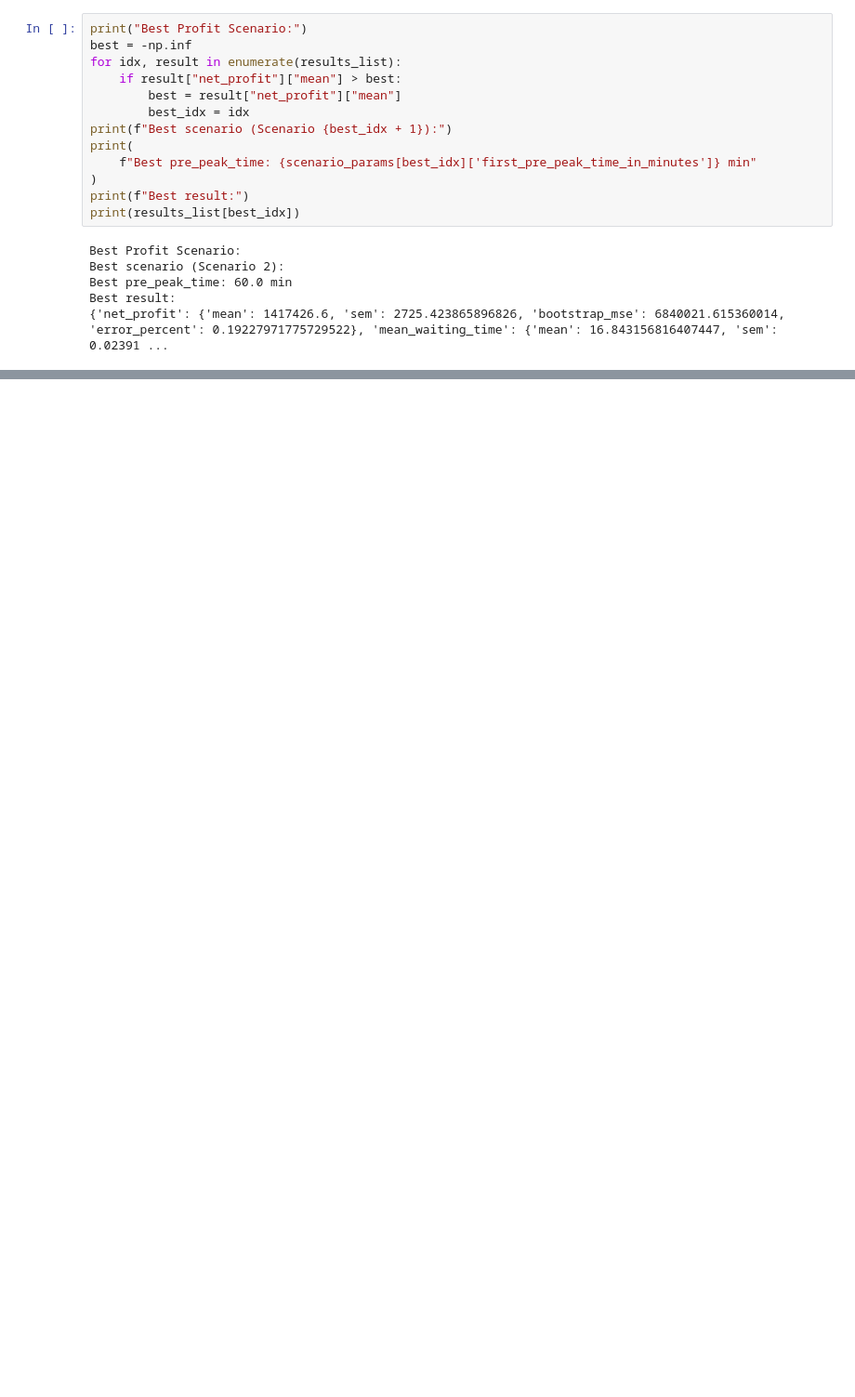
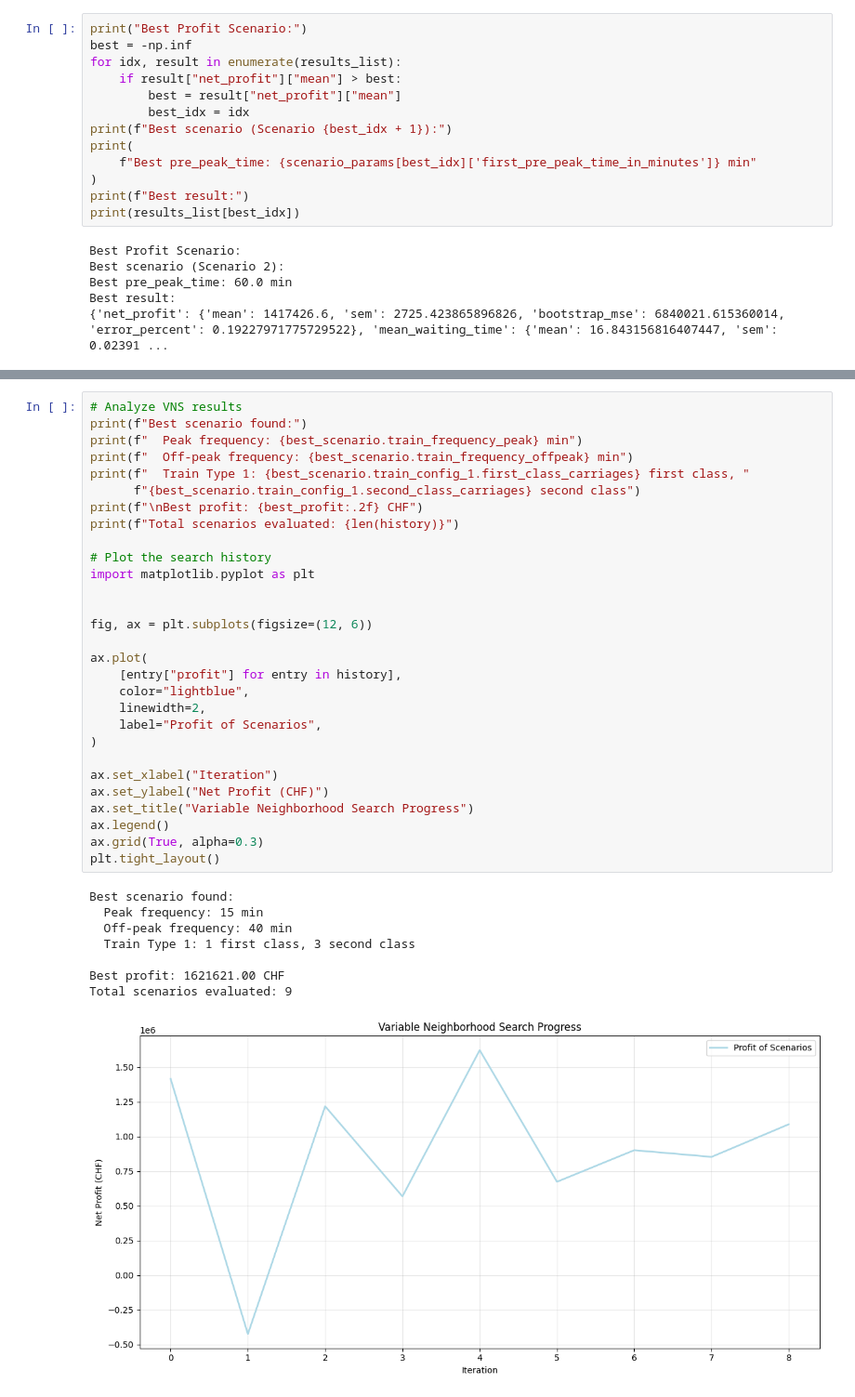
Before and after one commit to Primo909/train-optimization-and-simulation, a Jupyter notebook: main.ipynb, the cells around one changed output, grey strips where cells are left out. Shown at 93% size. Saved outputs shown, nothing was run; the diff lists cells and outputs as text; blank space fills up the shorter version.

```diff
--- a/main.ipynb
+++ b/main.ipynb
@@ -1025,0 +1396,38 @@ Best result:
+# %%
+# Analyze VNS results
+print(f"Best scenario found:")
+print(f"  Peak frequency: {best_scenario.train_frequency_peak} min")
+print(f"  Off-peak frequency: {best_scenario.train_frequency_offpeak} min")
+print(f"  Train Type 1: {best_scenario.train_config_1.first_class_carriages} first class, "
+      f"{best_scenario.train_config_1.second_class_carriages} second class")
+print(f"\nBest profit: {best_profit:.2f} CHF")
+print(f"Total scenarios evaluated: {len(history)}")
+
+# Plot the search history
+import matplotlib.pyplot as plt
+
+
+fig, ax = plt.subplots(figsize=(12, 6))
+
+ax.plot(
+    [entry["profit"] for entry in history],
+    color="lightblue",
+    linewidth=2,
+    label="Profit of Scenarios",
+)
+
+ax.set_xlabel("Iteration")
+ax.set_ylabel("Net Profit (CHF)")
+ax.set_title("Variable Neighborhood Search Progress")
+ax.legend()
+ax.grid(True, alpha=0.3)
+plt.tight_layout()
+# %% [output]
+Best scenario found:
+  Peak frequency: 15 min
+  Off-peak frequency: 40 min
+  Train Type 1: 1 first class, 3 second class
+
+Best profit: 1621621.00 CHF
+Total scenarios evaluated: 9
+[figure, added]
```
Also changed, not shown: parts of 10 cells of this notebook, 2 other files.
